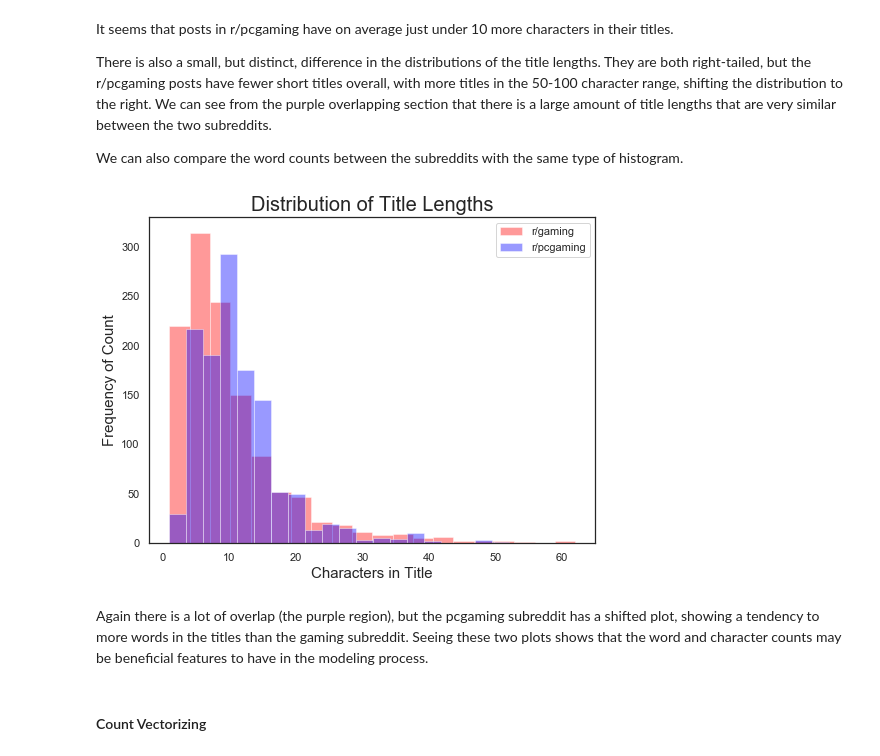
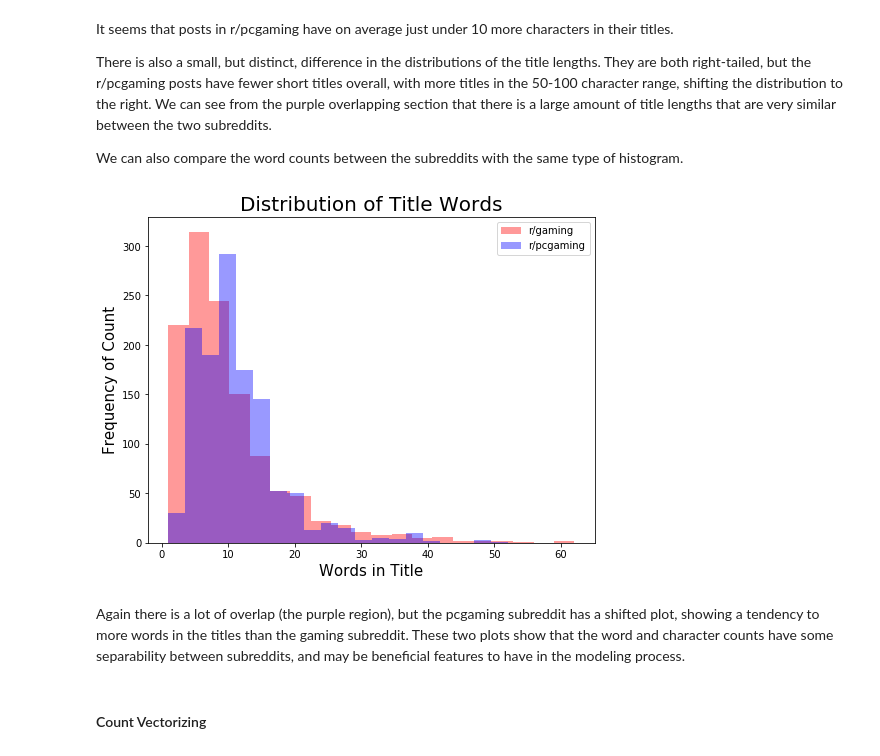
Before and after one commit to ondovj/reddit_classification, a Jupyter notebook: Code/2-cleaning_through_conclusions.ipynb, the cells around one changed output. Cells and saved outputs as stored; diff of their text form; code cells hidden in the pictures.

```diff
--- a/Code/2-cleaning_through_conclusions.ipynb
+++ b/Code/2-cleaning_through_conclusions.ipynb
@@ -365,17 +368,17 @@ We can also compare the word counts between the subreddits with the same type of
 # %%
 # checking the word length dists
 plt.figure(figsize=(8, 6))
 sns.distplot(gaming_df["word_count"], kde=False, bins=20, label="r/gaming", color="red")
 sns.distplot(pcgaming_df["word_count"], kde=False, bins=20, label="r/pcgaming", color="blue")
-plt.title("Distribution of Title Lengths", size=20)
-plt.xlabel("Characters in Title", size=15)
+plt.title("Distribution of Title Words", size=20)
+plt.xlabel("Words in Title", size=15)
 # plt.xticks(range(0, 61, 10))
 plt.ylabel("Frequency of Count", size=15)
 plt.legend();
 # %% [output]
-[figure, old version]
+[figure, new version]
 # %% [markdown]
-Again there is a lot of overlap (the purple region), but the pcgaming subreddit has a shifted plot, showing a tendency to more words in the titles than the gaming subreddit. Seeing these two plots shows that the word and character counts may be beneficial features to have in the modeling process.
+Again there is a lot of overlap (the purple region), but the pcgaming subreddit has a shifted plot, showing a tendency to more words in the titles than the gaming subreddit. These two plots show that the word and character counts have some separability between subreddits, and may be beneficial features to have in the modeling process.
 # %% [markdown]
 #### Count Vectorizing
 # %% [markdown]
```
Also changed, not shown: parts of 26 cells of this notebook.
